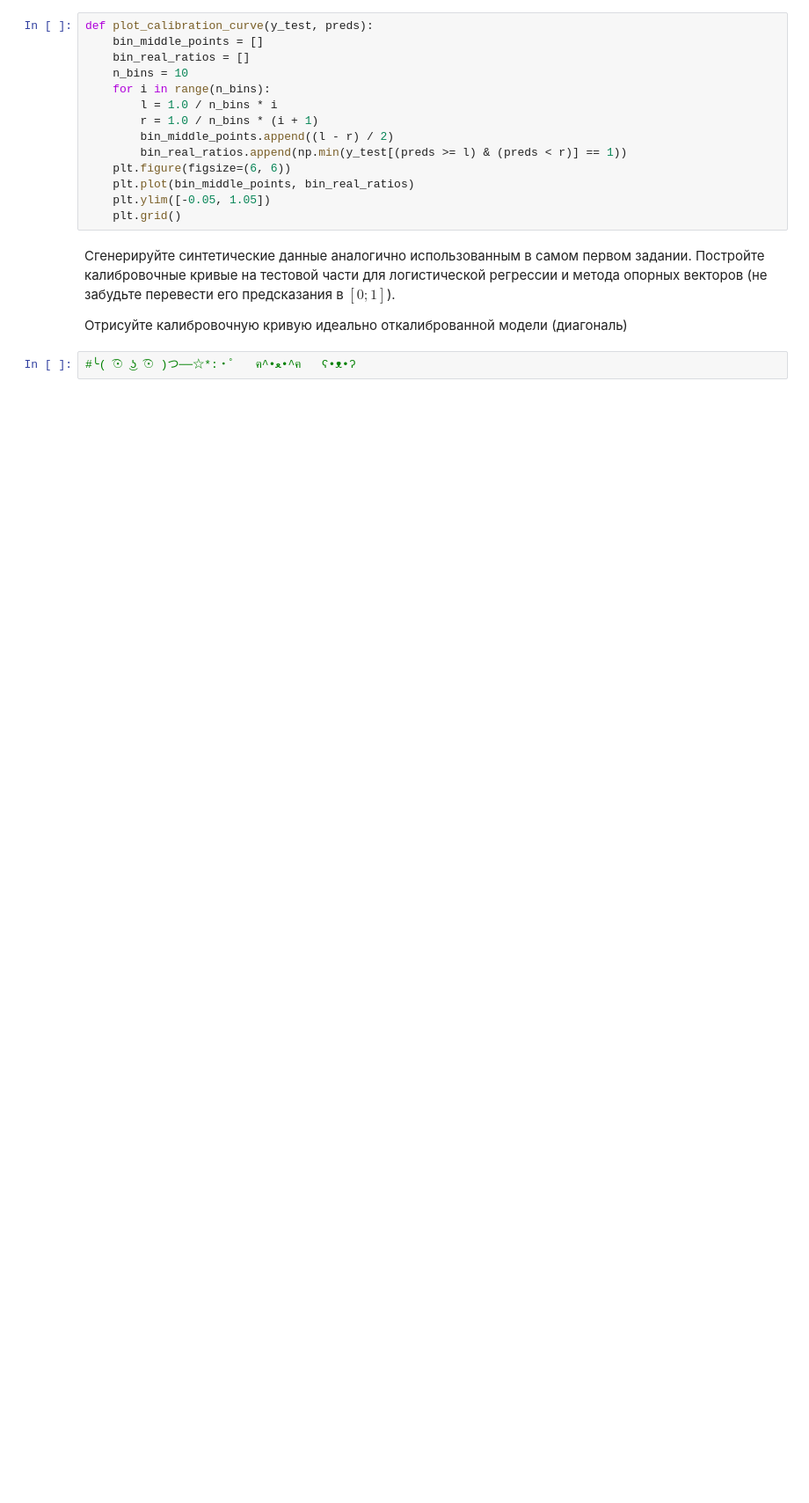
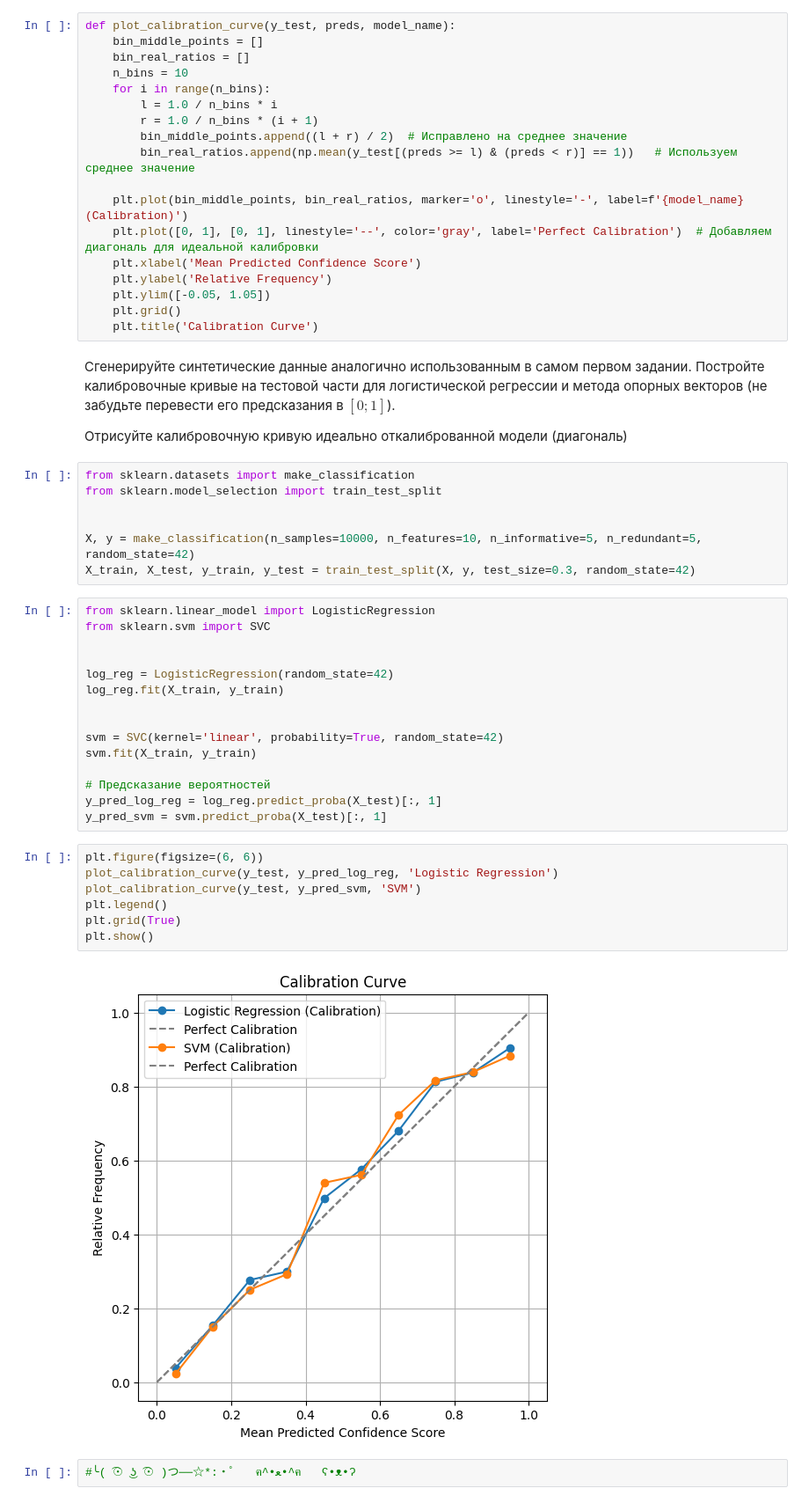
Before and after one commit to KoryakovDmitry/mai-ml-linear-classification-lab5, a Jupyter notebook: ML_MAI_&_SBER_Linear_classification_LAB_5.ipynb, the cells around one changed output. Shown at 88% size. Cells and saved outputs as stored; diff of their text form; blank space fills up the shorter version.

```diff
--- a/ML_MAI_&_SBER_Linear_classification_LAB_5.ipynb
+++ b/ML_MAI_&_SBER_Linear_classification_LAB_5.ipynb
@@ -491,22 +491,57 @@ plot_logreg_2D(X, y, log_reg)
 # %% [markdown]
 **Ниже приведена функция, которая должна рисовать такие кривые. В ней допущено две ошибки — найдите и исправьте их.**
 # %%
-def plot_calibration_curve(y_test, preds):
+def plot_calibration_curve(y_test, preds, model_name):
     bin_middle_points = []
     bin_real_ratios = []
     n_bins = 10
     for i in range(n_bins):
         l = 1.0 / n_bins * i
         r = 1.0 / n_bins * (i + 1)
-        bin_middle_points.append((l - r) / 2)
-        bin_real_ratios.append(np.min(y_test[(preds >= l) & (preds < r)] == 1))
-    plt.figure(figsize=(6, 6))
-    plt.plot(bin_middle_points, bin_real_ratios)
+        bin_middle_points.append((l + r) / 2)  # Исправлено на среднее значение
+        bin_real_ratios.append(np.mean(y_test[(preds >= l) & (preds < r)] == 1))   # Используем среднее значение
+
+    plt.plot(bin_middle_points, bin_real_ratios, marker='o', linestyle='-', label=f'{model_name} (Calibration)')
+    plt.plot([0, 1], [0, 1], linestyle='--', color='gray', label='Perfect Calibration')  # Добавляем диагональ для идеальной калибровки
+    plt.xlabel('Mean Predicted Confidence Score')
+    plt.ylabel('Relative Frequency')
     plt.ylim([-0.05, 1.05])
     plt.grid()
+    plt.title('Calibration Curve')
 # %% [markdown]
 Сгенерируйте синтетические данные аналогично использованным в самом первом задании. Постройте калибровочные кривые на тестовой части для логистической регрессии и метода опорных векторов (не забудьте перевести его предсказания в $[0;1]$).
 
 Отрисуйте калибровочную кривую идеально откалиброванной модели (диагональ)
+# %%
+from sklearn.datasets import make_classification
+from sklearn.model_selection import train_test_split
+
+
+X, y = make_classification(n_samples=10000, n_features=10, n_informative=5, n_redundant=5, random_state=42)
+X_train, X_test, y_train, y_test = train_test_split(X, y, test_size=0.3, random_state=42)
+# %%
+from sklearn.linear_model import LogisticRegression
+from sklearn.svm import SVC
+
+
+log_reg = LogisticRegression(random_state=42)
+log_reg.fit(X_train, y_train)
+
+
+svm = SVC(kernel='linear', probability=True, random_state=42)
+svm.fit(X_train, y_train)
+
+# Предсказание вероятностей
+y_pred_log_reg = log_reg.predict_proba(X_test)[:, 1]
+y_pred_svm = svm.predict_proba(X_test)[:, 1]
+# %%
+plt.figure(figsize=(6, 6))
+plot_calibration_curve(y_test, y_pred_log_reg, 'Logistic Regression')
+plot_calibration_curve(y_test, y_pred_svm, 'SVM')
+plt.legend()
+plt.grid(True)
+plt.show()
+# %% [output]
+[figure, added]
 # %%
 #╰( ͡☉ ͜ʖ ͡☉ )つ──☆*:・ﾟ   ฅ^•ﻌ•^ฅ   ʕ•ᴥ•ʔ
```
Also changed, not shown: parts of 23 cells of this notebook.
